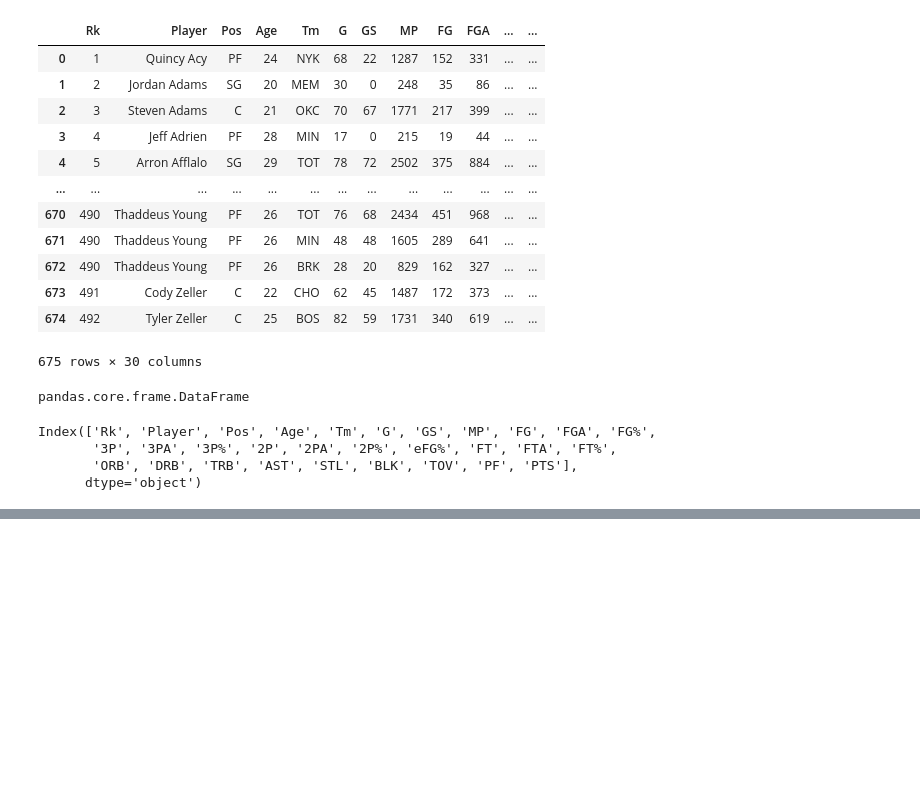
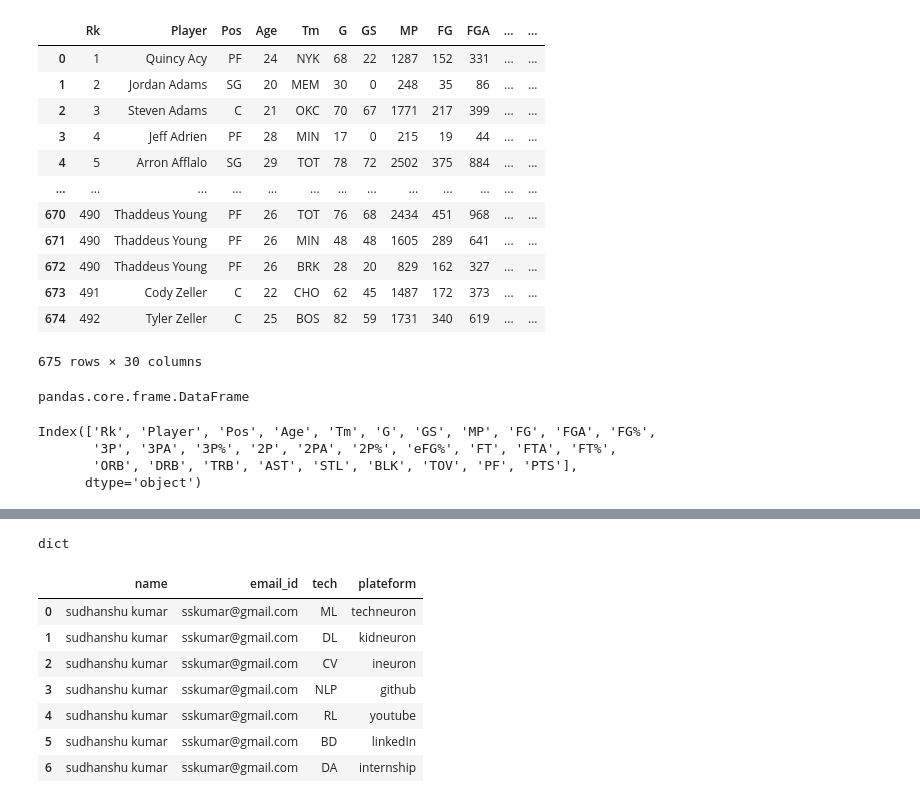
Before and after one commit to FazlullahBokhari/python-Labraries, a Jupyter notebook: Pandas.ipynb, the cells around one changed output, grey strips where cells are left out. Saved outputs shown, nothing was run; the diff lists cells and outputs as text; code cells hidden in the pictures; blank space fills up the shorter version.

```diff
--- a/Pandas.ipynb
+++ b/Pandas.ipynb
@@ -640,0 +641,7 @@ data[0].to_csv('cricket.csv',index=False)
+# %%
+d = """{
+    "name":"sudhanshu kumar",
+    "email_id":"sskumar@gmail.com",
+    "tech":["ML","DL","CV","NLP","RL","BD","DA"],
+    "plateform":["techneuron","kidneuron","ineuron","github","youtube","linkedIn","internship"]
+}"""
@@ -640,0 +654,3 @@ data[0].to_csv('cricket.csv',index=False)
+# %%
+result = json.loads(d)
+result
@@ -640,0 +668,15 @@ data[0].to_csv('cricket.csv',index=False)
+# %%
+type(result)
+# %% [output]
+dict
+# %%
+pd.DataFrame(result)
+# %% [output]
+|  | name | email_id | tech | plateform |
+| 0 | sudhanshu kumar | sskumar@gmail.com | ML | techneuron |
+| 1 | sudhanshu kumar | sskumar@gmail.com | DL | kidneuron |
+| 2 | sudhanshu kumar | sskumar@gmail.com | CV | ineuron |
+| 3 | sudhanshu kumar | sskumar@gmail.com | NLP | github |
+| 4 | sudhanshu kumar | sskumar@gmail.com | RL | youtube |
+| 5 | sudhanshu kumar | sskumar@gmail.com | BD | linkedIn |
+| 6 | sudhanshu kumar | sskumar@gmail.com | DA | internship |
```
Also changed, not shown: parts of 48 cells of this notebook, 1 other file.
